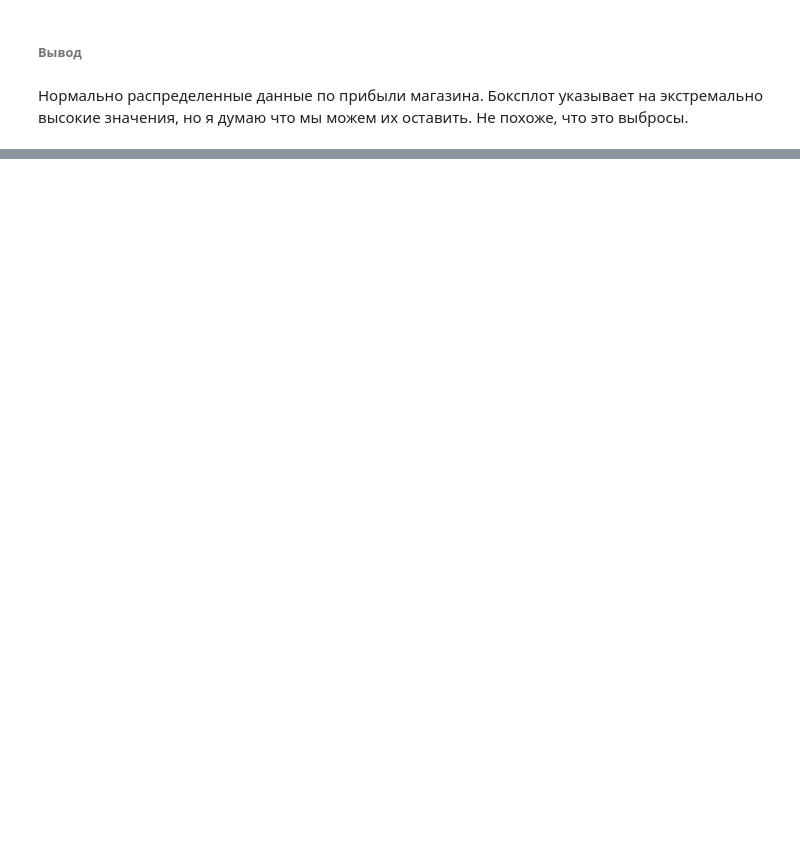
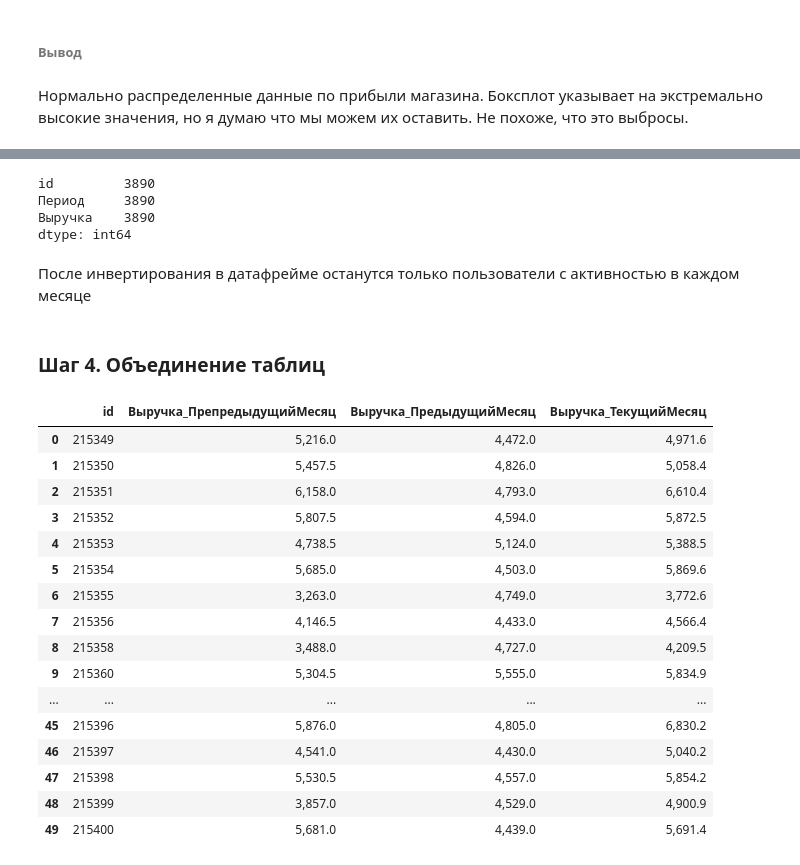
Before and after one commit to Tarasusrus/OnceClipShop, a Jupyter notebook: OneClickShop.ipynb, the cells around one changed output, grey strips where cells are left out. Cells and saved outputs as stored; diff of their text form; code cells hidden in the pictures; blank space fills up the shorter version.

```diff
--- a/OneClickShop.ipynb
+++ b/OneClickShop.ipynb
@@ -458,0 +450,34 @@ three_month_clients.describe()
+# %%
+market_money_df = market_money_df[~market_money_df['id'].isin(ids_to_remove)]
+print(market_money_df.count())
+# %% [output]
+id         3890
+Период     3890
+Выручка    3890
+dtype: int64
+# %% [markdown]
+После инвертирования в датафрейме останутся только пользователи с активностью в каждом месяце
+# %% [markdown]
+### Шаг 4. Объединение таблиц
+# %%
+profits_pivot = market_money_df.pivot(index='id', columns='Период', values='Выручка').reset_index()
+profits_pivot.columns = ['id', 'Выручка_ПрепредыдущийМесяц', 'Выручка_ПредыдущийМесяц', 'Выручка_ТекущийМесяц']
+profits_pivot.head(50)
+# %% [output]
+|  | id | Выручка_ПрепредыдущийМесяц | Выручка_ПредыдущийМесяц | Выручка_ТекущийМесяц |
+| 0 | 215349 | 5,216.0 | 4,472.0 | 4,971.6 |
+| 1 | 215350 | 5,457.5 | 4,826.0 | 5,058.4 |
+| 2 | 215351 | 6,158.0 | 4,793.0 | 6,610.4 |
+| 3 | 215352 | 5,807.5 | 4,594.0 | 5,872.5 |
+| 4 | 215353 | 4,738.5 | 5,124.0 | 5,388.5 |
+| 5 | 215354 | 5,685.0 | 4,503.0 | 5,869.6 |
+| 6 | 215355 | 3,263.0 | 4,749.0 | 3,772.6 |
+| 7 | 215356 | 4,146.5 | 4,433.0 | 4,566.4 |
+| 8 | 215358 | 3,488.0 | 4,727.0 | 4,209.5 |
+| 9 | 215360 | 5,304.5 | 5,555.0 | 5,834.9 |
+| ... | ... | ... | ... | ... |
+| 45 | 215396 | 5,876.0 | 4,805.0 | 6,830.2 |
+| 46 | 215397 | 4,541.0 | 4,430.0 | 5,040.2 |
+| 47 | 215398 | 5,530.5 | 4,557.0 | 5,854.2 |
+| 48 | 215399 | 3,857.0 | 4,529.0 | 4,900.9 |
+| 49 | 215400 | 5,681.0 | 4,439.0 | 5,691.4 |
```
Also changed, not shown: parts of 14 cells of this notebook.
